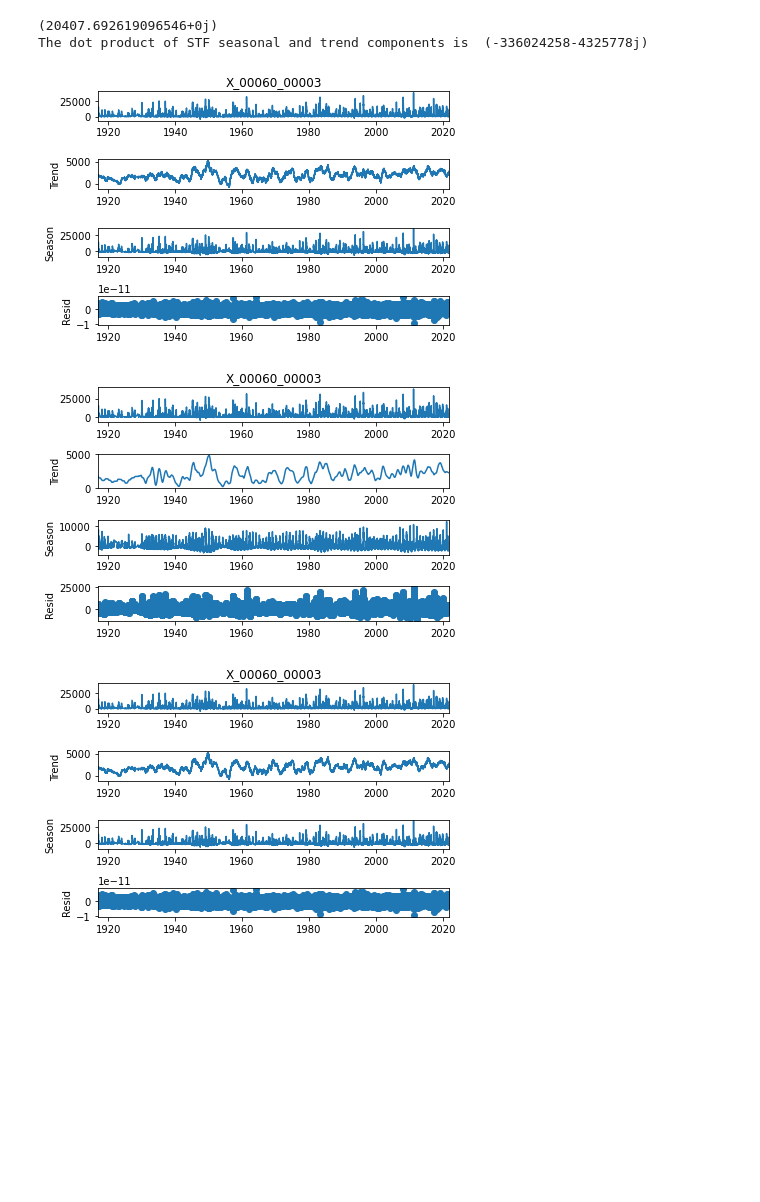
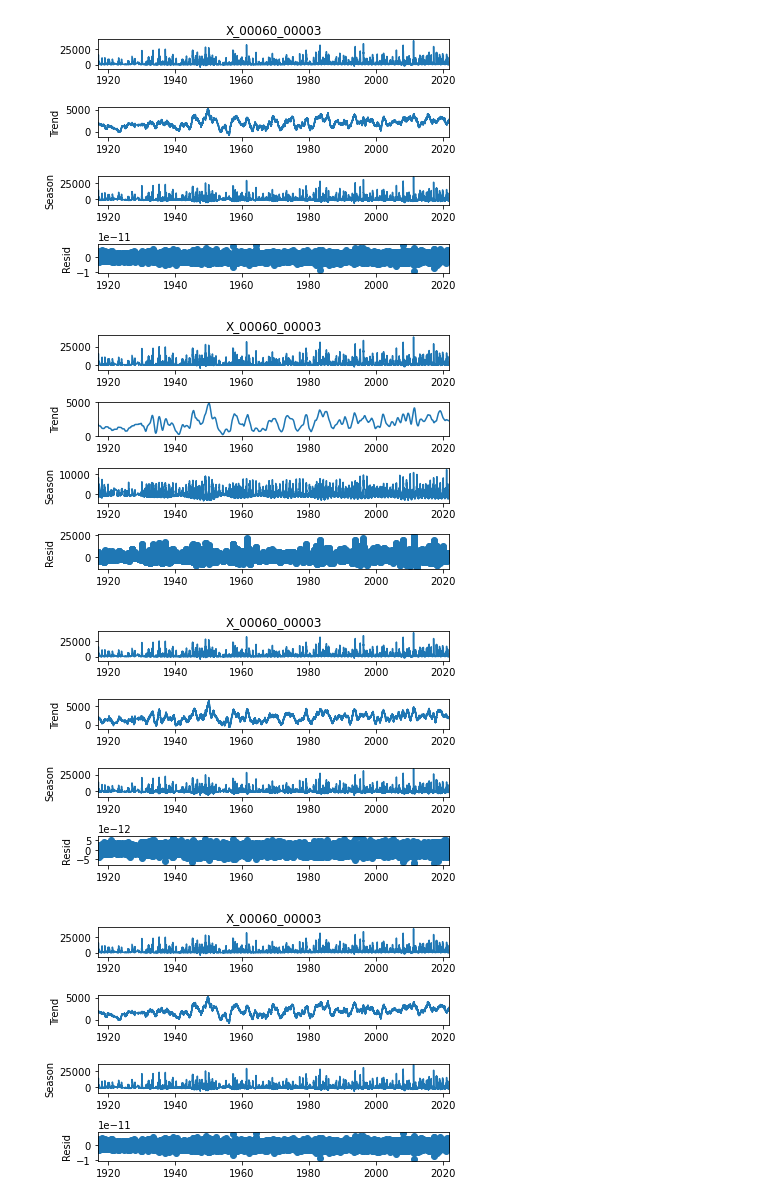
Before and after one commit to thodson-usgs/stf-decomposition, a Jupyter notebook: notebooks/02_stf_vs_stl.ipynb, the cells around one changed output. Saved outputs shown, nothing was run; the diff lists cells and outputs as text; code cells hidden in the pictures; blank space fills up the shorter version.

```diff
--- a/notebooks/02_stf_vs_stl.ipynb
+++ b/notebooks/02_stf_vs_stl.ipynb
@@ -11,7 +11,7 @@ from sklearn.metrics import mean_squared_error
 import math
 import warnings
 warnings.filterwarnings("ignore")
-class STF:
+class STF_reflected:
 
     # init method or constructor
     def __init__(self, data, window, cutoff, period):
@@ -27,8 +27,8 @@ class STF:
         t = np.array(self.data.index)
 
         f = np.array(self.data.squeeze())
-        #print(f[-1])
         half = np.floor(len(t)/2)
+        # Reflect f onto f on both tails
         reflected = np.append(np.flip(f), f)
         reflected = np.append(reflected, np.flip(f))
 
@@ -59,7 +59,6 @@ class STF:
         # Use the PSD to filter out noise
         # Filter out freqs with low power
         peaks = int(np.quantile(PSD, self.cutoff))
-        print(np.quantile(PSD, self.cutoff))
         indices = PSD < peaks
         #indices = indices[int(half):(n + int(half))]
 
@@ -90,6 +89,6 @@ class STF:
 
         # Initial Statistical Summary
        # print("The rmse", math.sqrt(mean_squared_error(co2["CO2"], (ffilt_seasonal + ffilt).real)))
-        print("The dot product of STF seasonal and trend components is ", np.round(ffilt_seasonal.dot(ffilt)))
+        #print("The dot product of STF seasonal and trend components is ", np.round(ffilt_seasonal.dot(ffilt)))
         from statsmodels.tsa.seasonal import DecomposeResult
         return DecomposeResult(self._observed, season, trend, resid, rw)
@@ -167,16 +342,20 @@ The dot product of STF seasonal and trend components is  (201-0j)
 # %%
 streamflow = pd.read_csv('../data/big_muddy_streamflow.csv', index_col='Date', parse_dates=True, squeeze=True)
 stl = STL(streamflow["X_00060_00003"], period = 365)
 res = stl.fit()
 fig = res.plot()
 
 streamflow = streamflow.fillna(0)
 stf = STF(streamflow["X_00060_00003"], "tukey", 0.4, period = 365)
 res = stf.fit()
 res.plot()
+
+streamflow = streamflow.fillna(0)
+stf = STF_reflected(streamflow["X_00060_00003"], "tukey", 0.4, period = 365)
+res = stf.fit()
+res.plot()
 # %% [output]
-(20407.692619096546+0j)
-The dot product of STF seasonal and trend components is  (-336024258-4325778j)
 [figure]
 [figure]
-[figure, old version]
+[figure, new version]
+[figure, added]
```
Also changed, not shown: parts of 5 cells of this notebook.
